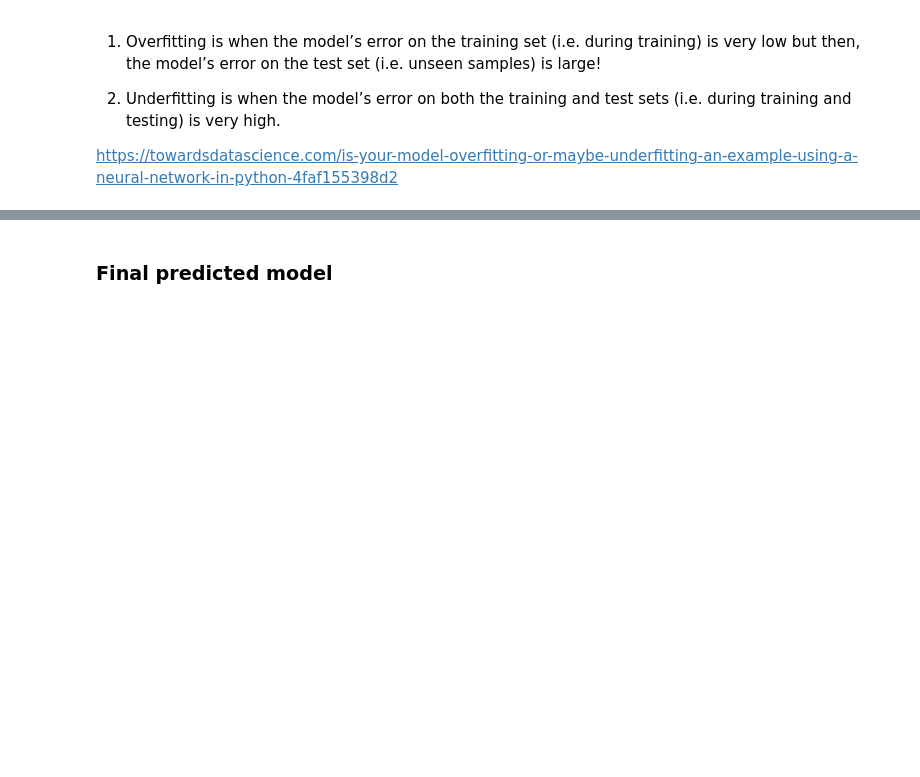
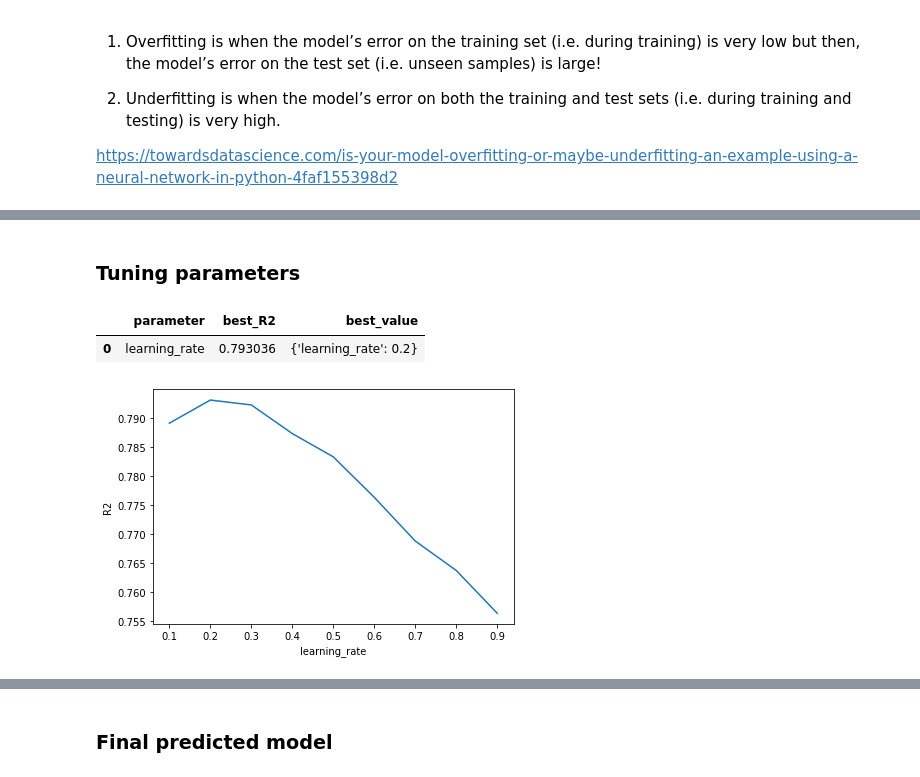
Before and after one commit to RodzanIskandar/Used_Craiglist_Car_Price_Prediction, a Jupyter notebook: machine learning model.ipynb, the cells around one changed output, grey strips where cells are left out. Drawn from its saved outputs; the diff is of its cells as text; code cells hidden in the pictures; blank space fills up the shorter version.

```diff
--- a/machine learning model.ipynb
+++ b/machine learning model.ipynb
@@ -342,0 +357,8 @@ fit_check(rf_best, 4)
+# %% [markdown]
+### Tuning parameters
+# %%
+tuning_param(X_train, y_train, HGB, [{'learning_rate':np.arange(0.1, 1, 0.1)}])
+# %% [output]
+|  | parameter | best_R2 | best_value |
+| 0 | learning_rate | 0.793036 | {'learning_rate': 0.2} |
+[figure, added]
```
Also changed, not shown: parts of 17 cells of this notebook.
